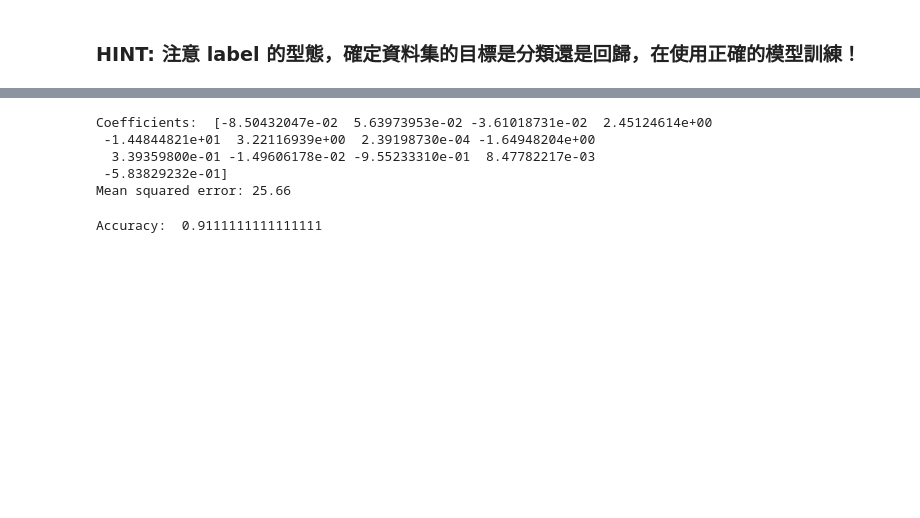
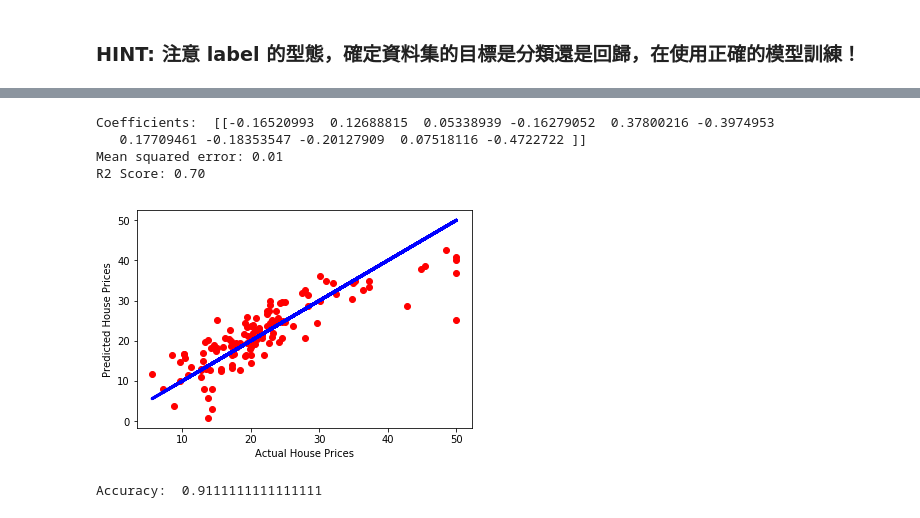
Before and after one commit to yciisi/2nd-ML100Days, a Jupyter notebook: homework/Day_038_HW.ipynb, the cells around one changed output, grey strips where cells are left out. Cells and saved outputs as stored; diff of their text form; code cells hidden in the pictures; blank space fills up the shorter version.

```diff
--- a/homework/Day_038_HW.ipynb
+++ b/homework/Day_038_HW.ipynb
@@ -22,0 +80,4 @@ breast_cancer = datasets.load_breast_cancer() # Load and return the breast cance
+# %%
+L1_mask = list((L1_Reg.coef_>0) | (L1_Reg.coef_<0))
+L1_list = list(compress(list(df), list(L1_mask)))
+L1_list
@@ -23,9 +96,9 @@ breast_cancer = datasets.load_breast_cancer() # Load and return the breast cance
 # %%
-# Linear regssion
-# Load and return the boston house-prices dataset (regression).
+x_sample = MMEncoderX.fit_transform(df[L1_list])
 
 # 切分訓練集/測試集
-x_train, x_test, y_train, y_test = train_test_split(boston.data, boston.target, test_size=0.25, random_state=6)
+# x_train, x_test, y_train, y_test = train_test_split(boston.data, boston.target, test_size=0.25, random_state=6)
+x_train, x_test, y_train, y_test = train_test_split(x_sample, MM_df_Y, test_size=0.25, random_state=6)
 
 # 建立一個線性回歸模型
 regr = linear_model.LinearRegression()
@@ -42,12 +115,26 @@ print('Coefficients: ', regr.coef_)
 # 預測值與實際值的差距，使用 MSE
 print("Mean squared error: %.2f"
       % mean_squared_error(y_test, y_pred))
+
+print("R2 Score: %.2f"
+      % r2_score(y_test, y_pred))
 # %% [output]
-Coefficients:  [-8.50432047e-02  5.63973953e-02 -3.61018731e-02  2.45124614e+00
- -1.44844821e+01  3.22116939e+00  2.39198730e-04 -1.64948204e+00
-  3.39359800e-01 -1.49606178e-02 -9.55233310e-01  8.47782217e-03
- -5.83829232e-01]
-Mean squared error: 25.66
+Coefficients:  [[-0.16520993  0.12688815  0.05338939 -0.16279052  0.37800216 -0.3974953
+   0.17709461 -0.18353547 -0.20127909  0.07518116 -0.4722722 ]]
+Mean squared error: 0.01
+R2 Score: 0.70
+# %%
+# 畫出回歸模型與實際資料的分佈
+y_test = MMEncoderY.inverse_transform(y_test)
+y_pred = MMEncoderY.inverse_transform(y_pred)
+
+plt.scatter(y_test, y_pred, color='red')
+plt.plot(y_test, y_test, color='blue', linewidth=3)
+plt.xlabel("Actual House Prices")
+plt.ylabel("Predicted House Prices")
+plt.show()
+# %% [output]
+[figure, added]
 # %%
 # Logistics regression
 # Load and return the wine dataset (classification).
```
Also changed, not shown: parts of 8 cells of this notebook.
